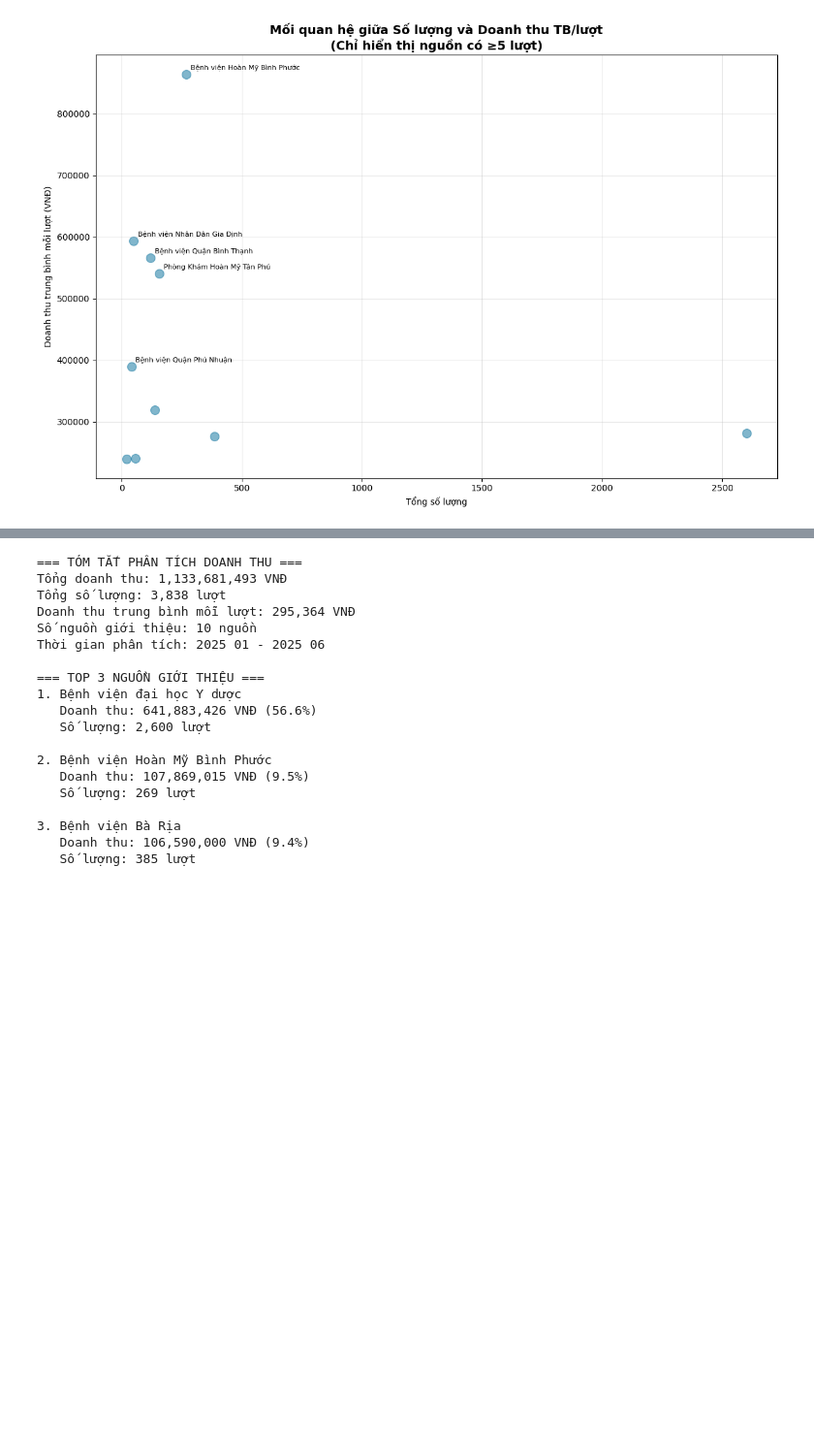
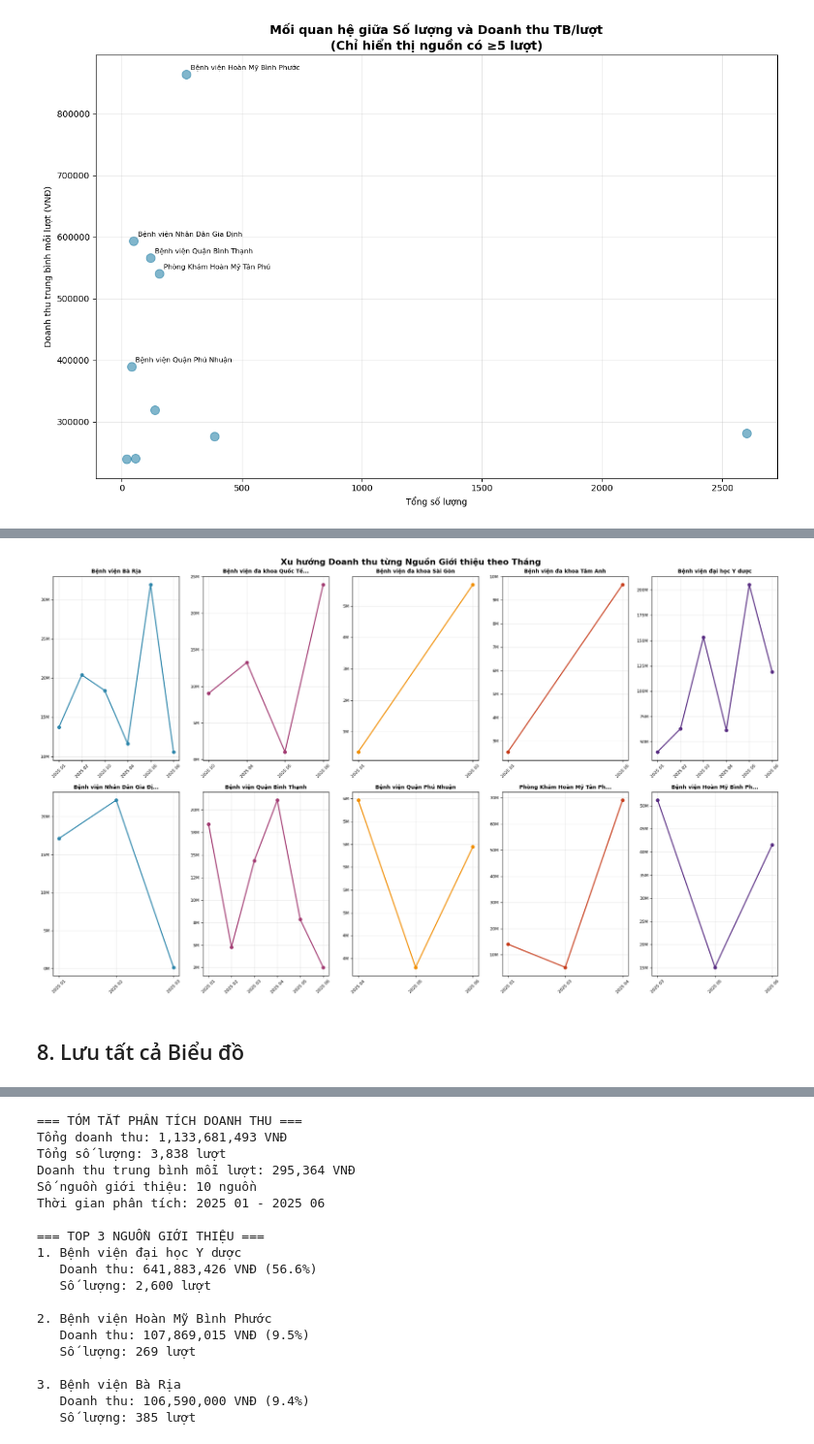
Before and after one commit to nguyendinhquocx/hmsg-doanh-thu-theo-nguon-gioi-thieu, a Jupyter notebook: phan_tich_doanh_thu.ipynb, the cells around one changed output, grey strips where cells are left out. Shown at 97% size. Saved outputs shown, nothing was run; the diff lists cells and outputs as text; code cells hidden in the pictures; blank space fills up the shorter version.

```diff
--- a/phan_tich_doanh_thu.ipynb
+++ b/phan_tich_doanh_thu.ipynb
@@ -347,0 +400,33 @@ plt.show()
+# %%
+# Biểu đồ đường: Tất cả nguồn giới thiệu (riêng biệt)
+fig, axes = plt.subplots(2, 5, figsize=(20, 12))
+axes = axes.flatten()
+
+# Tạo pivot table cho tất cả nguồn
+all_sources = df['noi gioi thieu'].unique()
+
+for i, source in enumerate(all_sources):
+    source_data = df[df['noi gioi thieu'] == source]
+    monthly_revenue = source_data.groupby('thang')['doanh thu'].sum()
+
+    axes[i].plot(monthly_revenue.index, monthly_revenue.values,
+                marker='o', linewidth=2, markersize=6, color=colors[i % len(colors)])
+
+    # Rút ngắn tên cho title
+    short_title = source[:25] + '...' if len(source) > 25 else source
+    axes[i].set_title(short_title, fontsize=10, fontweight='bold')
+    axes[i].grid(True, alpha=0.3)
+    axes[i].tick_params(axis='x', rotation=45, labelsize=8)
+    axes[i].tick_params(axis='y', labelsize=8)
+
+    # Format trục y
+    axes[i].yaxis.set_major_formatter(plt.FuncFormatter(lambda x, p: f'{x/1e6:.0f}M'))
+
+plt.suptitle('Xu hướng Doanh thu từng Nguồn Giới thiệu theo Tháng',
+             fontsize=16, fontweight='bold')
+plt.tight_layout()
+plt.show()
+# %% [output]
+[figure, added]
+# %% [markdown]
+## 8. Lưu tất cả Biểu đồ
```
Also changed, not shown: parts of 6 cells of this notebook, 8 other files.
